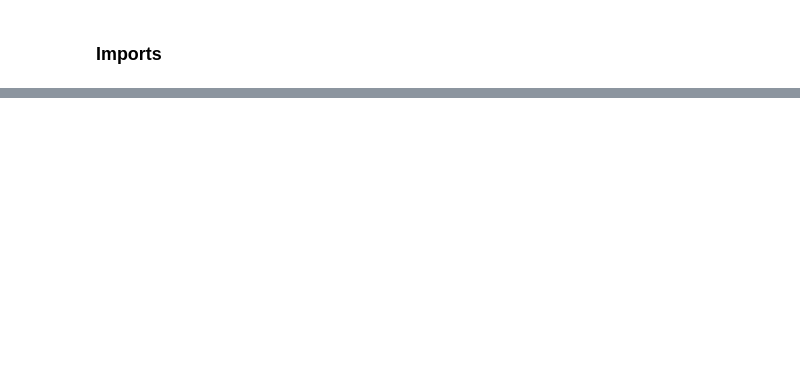
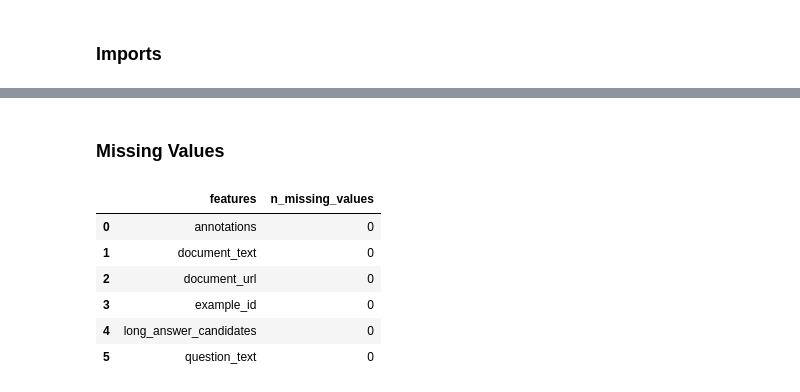
Before and after one commit to jason-osajima/kaggle-competitions, a Jupyter notebook: tfqa/notebooks/data-exploration.ipynb, the cells around one changed output, grey strips where cells are left out. Cells and saved outputs as stored; diff of their text form; code cells hidden in the pictures; blank space fills up the shorter version.

Commit message:
Some data exploration

```diff
--- a/tfqa/notebooks/data-exploration.ipynb
+++ b/tfqa/notebooks/data-exploration.ipynb
@@ -33,0 +25,32 @@ import pandas as pd
+# %%
+import numpy as np
+import pandas as pd
+
+import seaborn as sns
+import matplotlib.pyplot as plt
+import matplotlib.patches as patches
+
+from plotly import tools, subplots
+import plotly.offline as py
+py.init_notebook_mode(connected = True)
+import plotly.graph_objs as go
+import plotly.express as px
+
+pd.set_option('max_columns', 1000)
+
+from bokeh.models import Panel, Tabs
+from bokeh.io import output_notebook, show
+from bokeh.plotting import figure
+
+import lightgbm as lgb
+
+import plotly.figure_factory as ff
+import gc
+
+from sklearn.model_selection import KFold
+from sklearn.preprocessing import LabelEncoder
+
+import json
+
+from keras.preprocessing import text, sequence
+from sklearn.feature_extraction.text import CountVectorizer
@@ -56,0 +103,16 @@ train.head()
+# %% [markdown]
+### Missing Values
+# %%
+def missing_values(df):
+    df = pd.DataFrame(df.isnull().sum()).reset_index()
+    df.columns = ['features', 'n_missing_values']
+    return df
+missing_values(train)
+# %% [output]
+|  | features | n_missing_values |
+| 0 | annotations | 0 |
+| 1 | document_text | 0 |
+| 2 | document_url | 0 |
+| 3 | example_id | 0 |
+| 4 | long_answer_candidates | 0 |
+| 5 | question_text | 0 |
```
Also changed, not shown: parts of 26 cells of this notebook.
